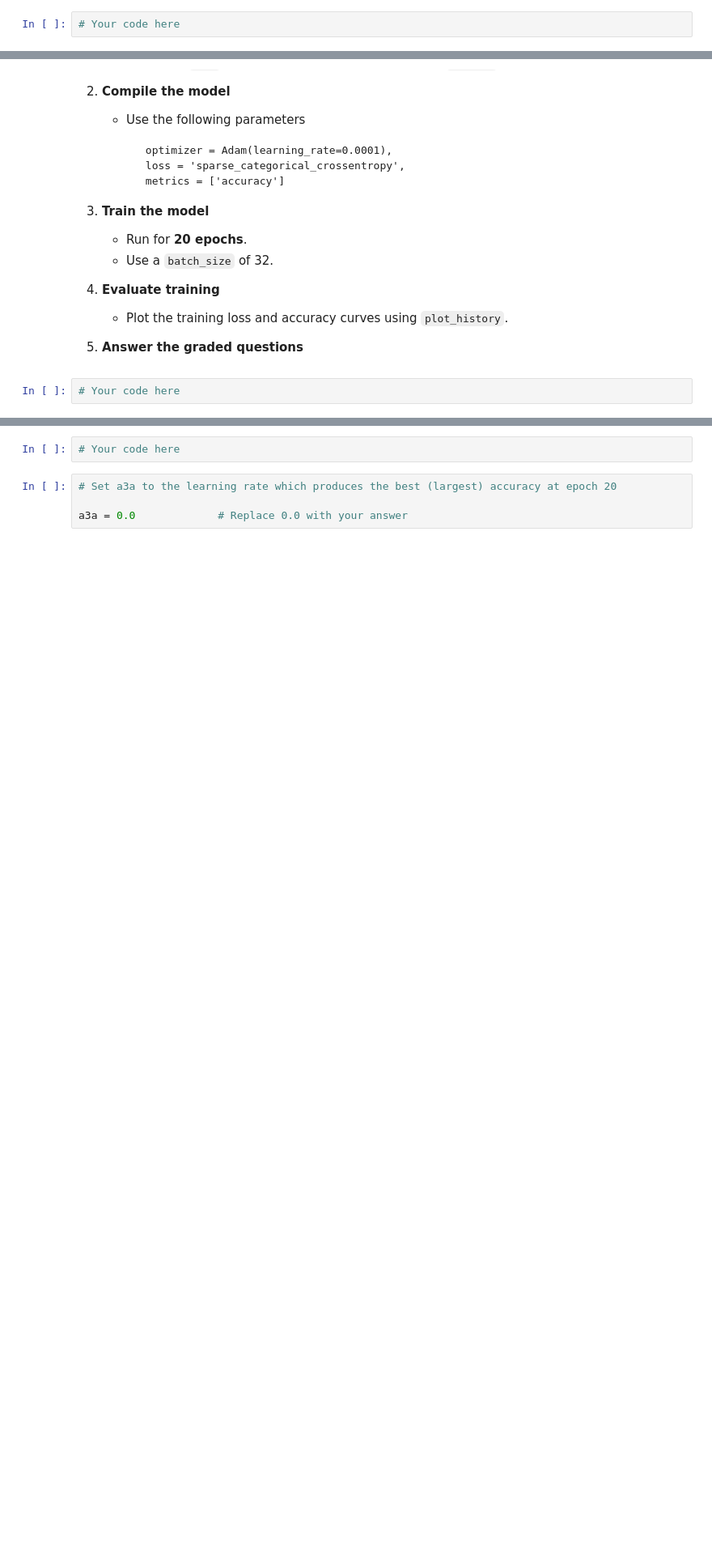
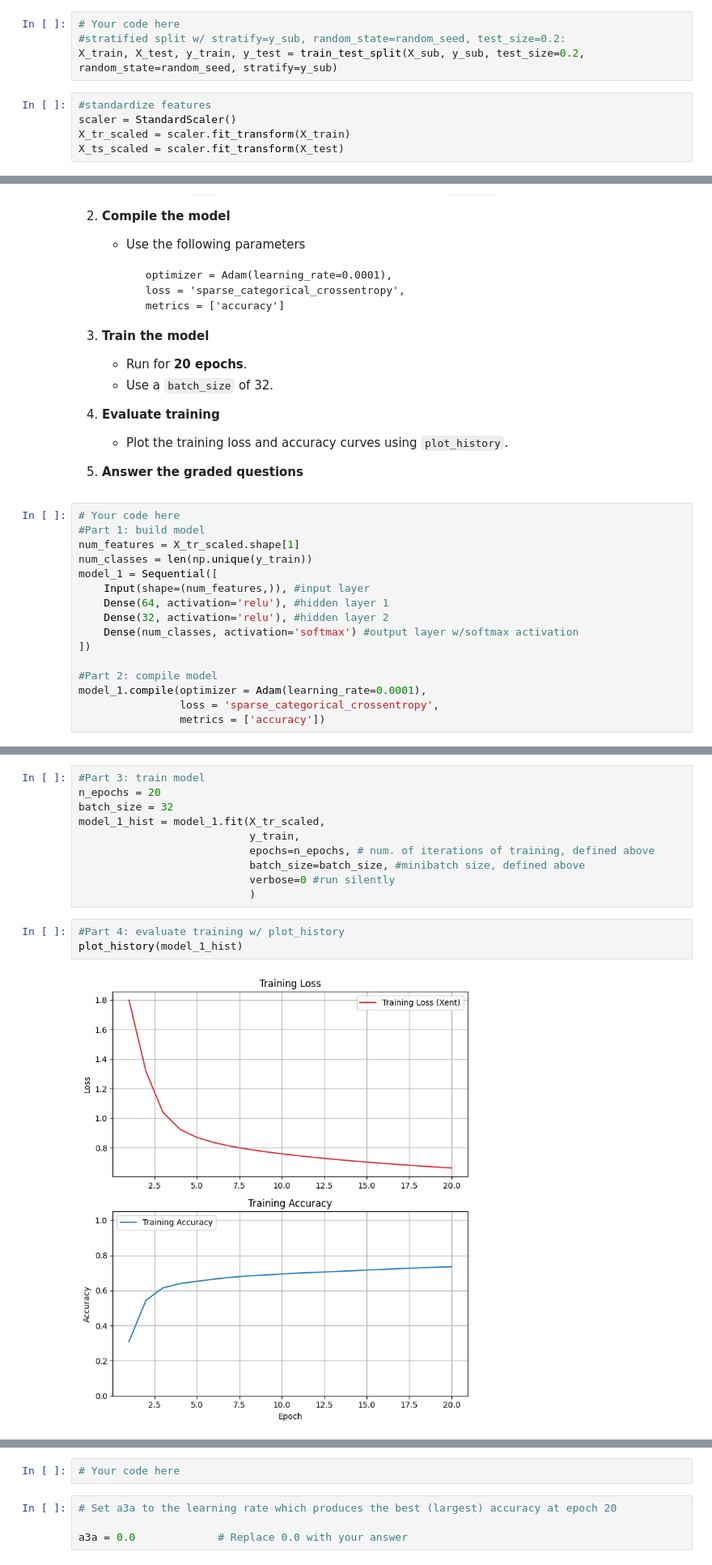
Before and after one commit to paumar2/bu-dx703-pmm, a Jupyter notebook: Homework_02.ipynb, the cells around one changed output, grey strips where cells are left out. Shown at 81% size. Cells and saved outputs as stored; diff of their text form; blank space fills up the shorter version.

```diff
--- a/Homework_02.ipynb
+++ b/Homework_02.ipynb
@@ -118,6 +133,13 @@ As in Homework 1, follow these three steps:
    Scale the input features so they have mean 0 and variance 1.
 # %%
 # Your code here
+#stratified split w/ stratify=y_sub, random_state=random_seed, test_size=0.2:
+X_train, X_test, y_train, y_test = train_test_split(X_sub, y_sub, test_size=0.2, random_state=random_seed, stratify=y_sub)
+# %%
+#standardize features
+scaler = StandardScaler()
+X_tr_scaled = scaler.fit_transform(X_train)
+X_ts_scaled = scaler.fit_transform(X_test)
 # %% [markdown]
 ### Part B: Build, compile, train, and evaluate the network
 
@@ -148,3 +170,17 @@ As in Homework 1, follow these three steps:
 6. **Answer the graded questions**
 # %%
 # Your code here
+#Part 1: build model
+num_features = X_tr_scaled.shape[1]
+num_classes = len(np.unique(y_train))
+model_1 = Sequential([
+    Input(shape=(num_features,)), #input layer
+    Dense(64, activation='relu'), #hidden layer 1
+    Dense(32, activation='relu'), #hidden layer 2
+    Dense(num_classes, activation='softmax') #output layer w/softmax activation
+])
+
+#Part 2: compile model
+model_1.compile(optimizer = Adam(learning_rate=0.0001),
+                loss = 'sparse_categorical_crossentropy',
+                metrics = ['accuracy'])
@@ -150,0 +189,15 @@ As in Homework 1, follow these three steps:
+# %%
+#Part 3: train model
+n_epochs = 20
+batch_size = 32
+model_1_hist = model_1.fit(X_tr_scaled,
+                           y_train,
+                           epochs=n_epochs, # num. of iterations of training, defined above
+                           batch_size=batch_size, #minibatch size, defined above
+                           verbose=0 #run silently
+                           )
+# %%
+#Part 4: evaluate training w/ plot_history
+plot_history(model_1_hist)
+# %% [output]
+[figure, added]
```
Also changed, not shown: parts of 20 cells of this notebook.
